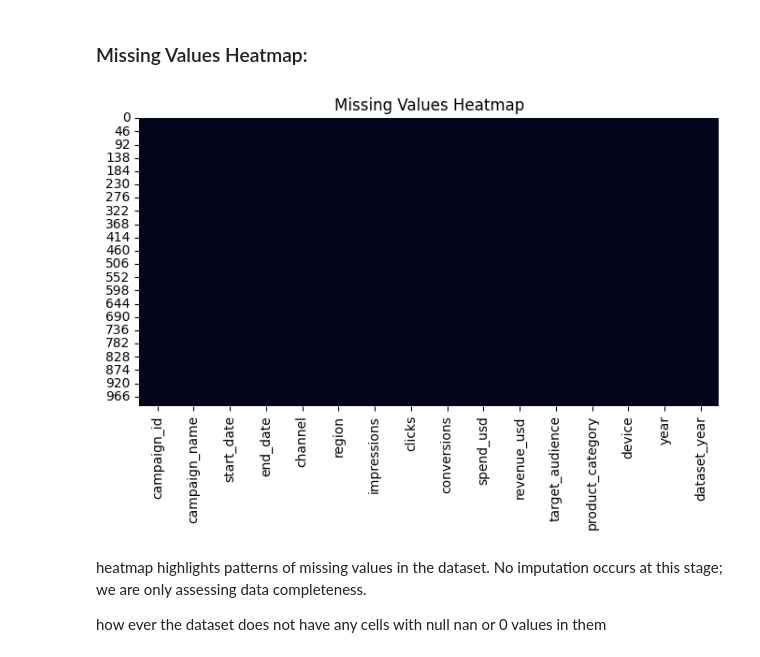
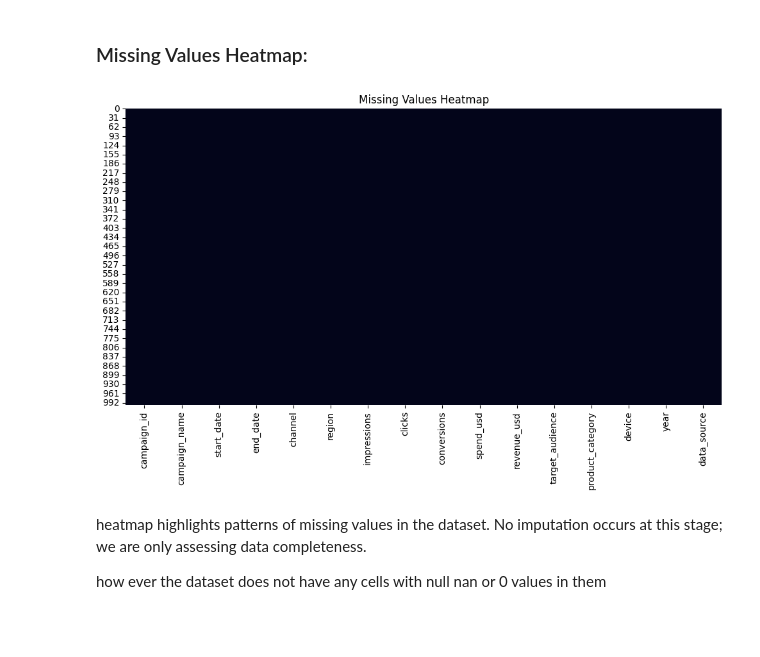
Before and after one commit to Playful-Cloud/Marketing_Campaign_Analysis_and_Optimization, a Jupyter notebook: notebooks/02_data_quality.ipynb, the cells around one changed output. Cells and saved outputs as stored; diff of their text form; code cells hidden in the pictures; blank space fills up the shorter version.

```diff
--- a/notebooks/02_data_quality.ipynb
+++ b/notebooks/02_data_quality.ipynb
@@ -189,8 +189,8 @@ Index(['campaign_id', 'campaign_name', 'start_date', 'end_date', 'channel',
 #The new columns: dataset_year
 #This is for me to know which observation is from sinc ei have 2 csv files
 
-df1["dataset_year"] = 2024
-df2["dataset_year"] = 2025
+df1["data_source"] = "H1_2024"
+df2["data_source"] = "H1_2025"
 # %%
 # VAlIDATE NEW COLUMN MARKER
 
@@ -354,12 +354,12 @@ theres no need to use these:
 # %% [markdown]
 ### Missing Values Heatmap:
 # %%
-plt.figure(figsize=(8,4))
+plt.figure(figsize=(12,6))
 sns.heatmap(df.isna(), cbar=False)
 plt.title("Missing Values Heatmap")
 plt.show()
 # %% [output]
-[figure, old version]
+[figure, new version]
 # %% [markdown]
 heatmap highlights patterns of missing values in the dataset. No imputation occurs at this stage; we are only assessing data completeness.
 
```
Also changed, not shown: parts of 11 cells of this notebook, 8 other files.
